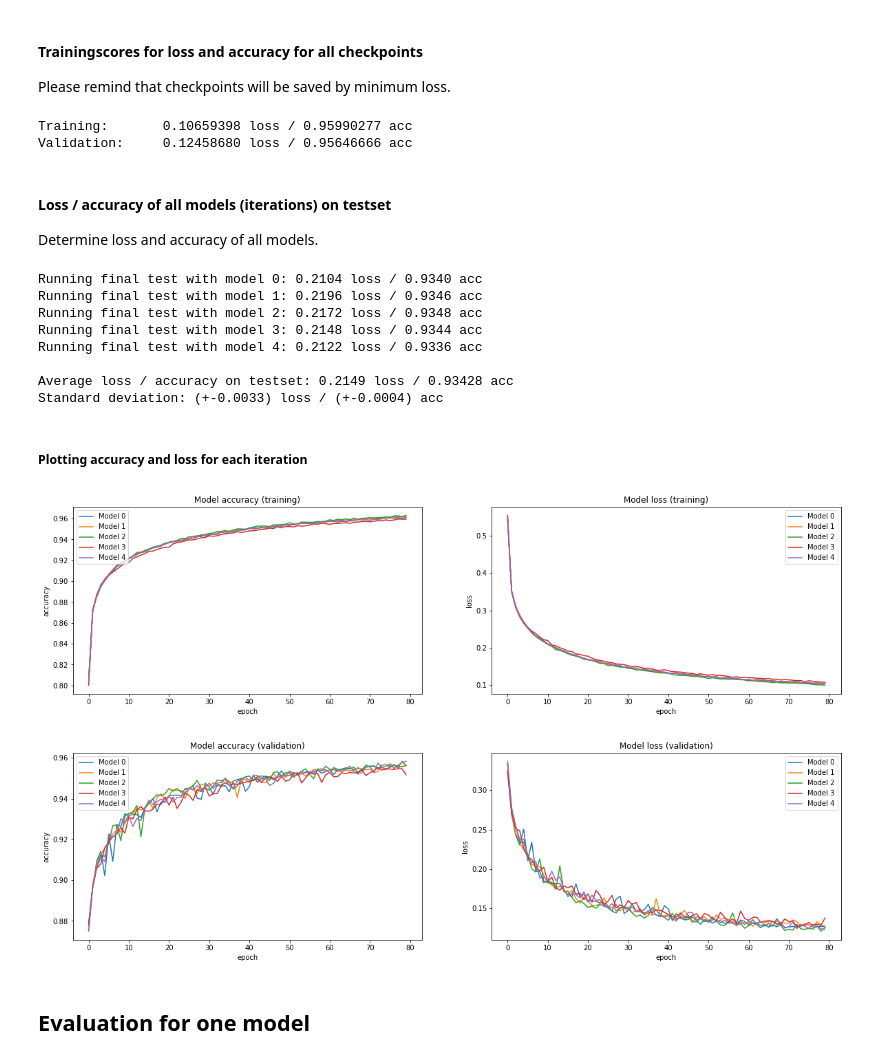
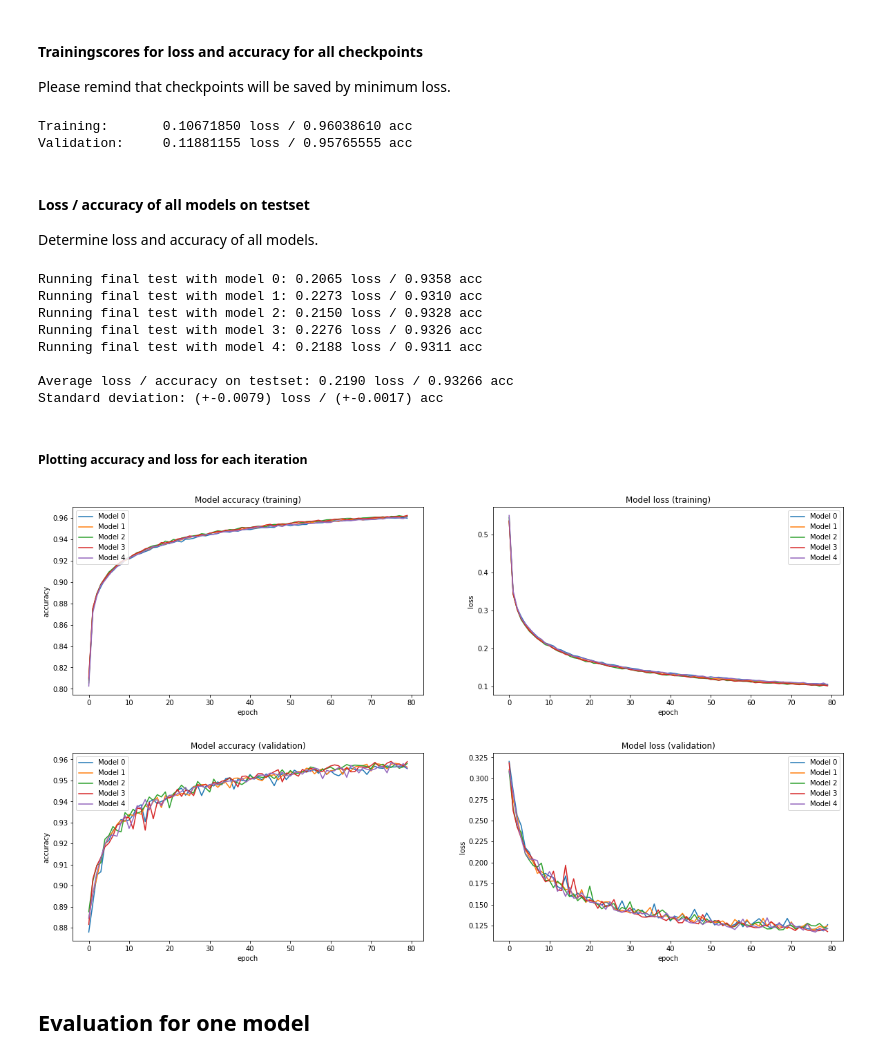
Before and after one commit to cmasch/zalando-fashion-mnist, a Jupyter notebook: Simple_Convolutional_Neural_Network_Fashion-MNIST.ipynb, the cells around one changed output. Saved outputs shown, nothing was run; the diff lists cells and outputs as text; code cells hidden in the pictures.

```diff
--- a/Simple_Convolutional_Neural_Network_Fashion-MNIST.ipynb
+++ b/Simple_Convolutional_Neural_Network_Fashion-MNIST.ipynb
@@ -90,0 +156,8 @@ classes_fashion     = ['T-shirt/top','Trouser','Pullover','Dress','Coat',
+# %%
+X_train_shaped, y_train_shaped = preprocess_data(
+    X_train, y_train,
+    use_augmentation=True,
+    nb_of_augmentation=nb_augmentation
+)
+
+X_test_shaped, y_test_shaped   = preprocess_data(X_test,  y_test)
@@ -257,28 +239,26 @@ While evaluation I disabled early stopping to get informations about overfitting
 # %%
+from sklearn.model_selection import train_test_split
+
 histories = []
 
 for i in range(0,iterations):
     print('Running iteration: %i' % i)
 
     # Saving the best checkpoint for each iteration
-    filepath="models/simple_cnn/fashion_mnist/fashion_mnist-%i.hdf5" % i
-    checkpoint = ModelCheckpoint(filepath, monitor='val_loss', verbose=1,
-                                 save_best_only=True, mode='min')
+    filepath = "fashion_mnist-%i.hdf5" % i
 
-    X_train, X_val, y_train, y_val = train_test_split(train_data_shaped, train_target_shaped,
-                                                      test_size=0.2, random_state=42)
+    X_train_, X_val_, y_train_, y_val_ = train_test_split(X_train_shaped, y_train_shaped,
+                                                          test_size=0.2, random_state=42)
 
     cnn = create_model()
     history = cnn.fit(
-        X_train,
-        y_train,
+        X_train_, y_train_,
         batch_size=batch_size,
         epochs=num_epochs,
         verbose=1,
-        validation_data=(X_val, y_val),
+        validation_data=(X_val_, y_val_),
         callbacks=[
-            #early_stopping,
-            checkpoint
+            tf.keras.callbacks.ModelCheckpoint(filepath, monitor='val_loss', verbose=1, save_best_only=True)
         ]
     )
 
@@ -301,5 +278,3 @@ Loading saved histories
-# %%
-histories = pickle.load(open('models/simple_cnn/fashion_mnist/fashion_mnist-history.pkl', 'rb'))
 # %% [markdown]
 #### Trainingscores for loss and accuracy for all checkpoints
 Please remind that checkpoints will be saved by minimum loss.
@@ -310,42 +285,38 @@ def get_avg(histories, his_key):
         tmp.append(history[his_key][np.argmin(history['val_loss'])])
     return np.mean(tmp)
 
-print('Training: \t%0.8f loss / %0.8f acc' % (get_avg(histories, 'loss'),
-                                              get_avg(histories, 'acc')))
-print('Validation: \t%0.8f loss / %0.8f acc' % (get_avg(histories, 'val_loss'),
-                                                get_avg(histories, 'val_acc')))
+print('Training: \t%0.8f loss / %0.8f acc'   % (get_avg(histories,'loss'), get_avg(histories,'accuracy')))
+print('Validation: \t%0.8f loss / %0.8f acc' % (get_avg(histories,'val_loss'), get_avg(histories,'val_accuracy')))
 # %% [output]
-Training:       0.10659398 loss / 0.95990277 acc
-Validation:     0.12458680 loss / 0.95646666 acc
+Training:       0.10671850 loss / 0.96038610 acc
+Validation:     0.11881155 loss / 0.95765555 acc
 # %% [markdown]
-#### Loss / accuracy of all models (iterations) on testset
+#### Loss / accuracy of all models on testset
 Determine loss and accuracy of all models.
 # %%
 test_loss = []
 test_accs = []
 
 for i in range(0,iterations):
-    cnn_ = create_model()
-    cnn_.load_weights("models/simple_cnn/fashion_mnist/fashion_mnist-%i.hdf5" % i)
+    cnn_ = tf.keras.models.load_model("fashion_mnist-%i.hdf5" % i)
 
-    score = cnn_.evaluate(test_data_shaped, test_target_shaped, verbose=0)
+    score = cnn_.evaluate(X_test_shaped, y_test_shaped, verbose=0)
     test_loss.append(score[0])
     test_accs.append(score[1])
 
-    print('Running final test with model %i: %0.4f loss / %0.4f acc' % (i, score[0], score[1]))
+    print('Running final test with model %i: %0.4f loss / %0.4f acc' % (i,score[0],score[1]))
 
-print('\nAverage loss / accuracy on testset: %0.4f loss / %0.5f acc' % (np.mean(test_loss),
-                                                                        np.mean(test_accs)))
-print('Standard deviation: (+-%0.4f) loss / (+-%0.4f) acc' % (np.std(test_loss), np.std(test_accs)))
+print('\nAverage loss / accuracy on testset: %0.4f loss / %0.5f acc' % (np.mean(test_loss),np.mean(test_accs)))
+print('Standard deviation: (+-%0.4f) loss / (+-%0.4f) acc' % (np.std(test_loss),np.std(test_accs)))
 # %% [output]
-Running final test with model 0: 0.2104 loss / 0.9340 acc
-Running final test with model 1: 0.2196 loss / 0.9346 acc
-Running final test with model 2: 0.2172 loss / 0.9348 acc
-Running final test with model 3: 0.2148 loss / 0.9344 acc
-Running final test with model 4: 0.2122 loss / 0.9336 acc
+Running final test with model 0: 0.2065 loss / 0.9358 acc
+Running final test with model 1: 0.2273 loss / 0.9310 acc
+Running final test with model 2: 0.2150 loss / 0.9328 acc
+Running final test with model 3: 0.2276 loss / 0.9326 acc
+Running final test with model 4: 0.2188 loss / 0.9311 acc
 
-Average loss / accuracy on testset: 0.2149 loss / 0.93428 acc
-Standard deviation: (+-0.0033) loss / (+-0.0004) acc
+Average loss / accuracy on testset: 0.2190 loss / 0.93266 acc
+Standard deviation: (+-0.0079) loss / (+-0.0017) acc
 # %% [markdown]
 ##### Plotting accuracy and loss for each iteration
 # %%
@@ -370,11 +343,11 @@ def plot_acc_loss(title, histories, key_acc, key_loss):
     fig.set_size_inches(20, 5)
     plt.show()
 # %%
-plot_acc_loss('training', histories, 'acc', 'loss')
-plot_acc_loss('validation', histories, 'val_acc', 'val_loss')
+plot_acc_loss('training', histories, 'accuracy', 'loss')
+plot_acc_loss('validation', histories, 'val_accuracy', 'val_loss')
 # %% [output]
-[figure, old version]
+[figure, new version]
-[figure, old version]
+[figure, new version]
 # %% [markdown]
 ## Evaluation for one model
 # %%
```
Also changed, not shown: parts of 54 cells of this notebook, 9 other files.
